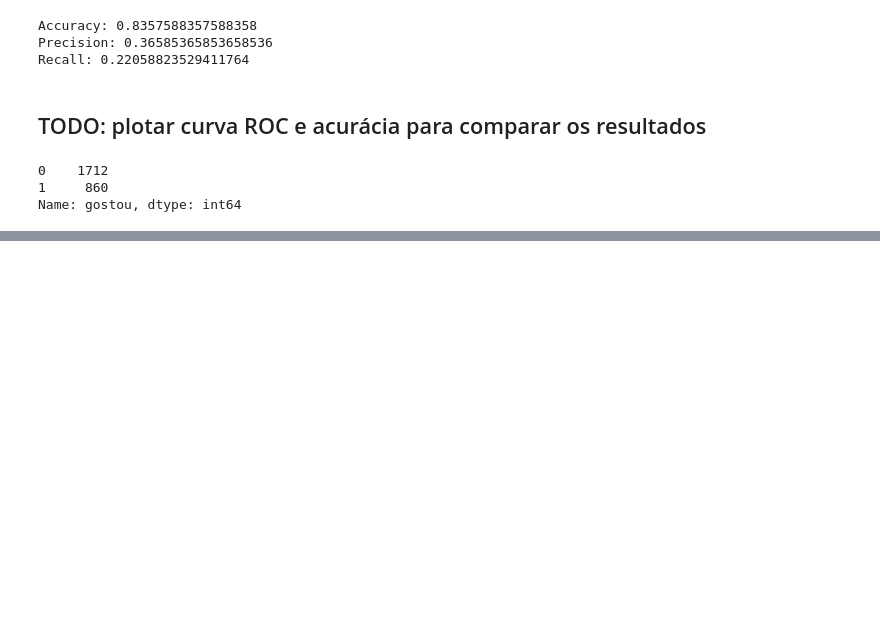
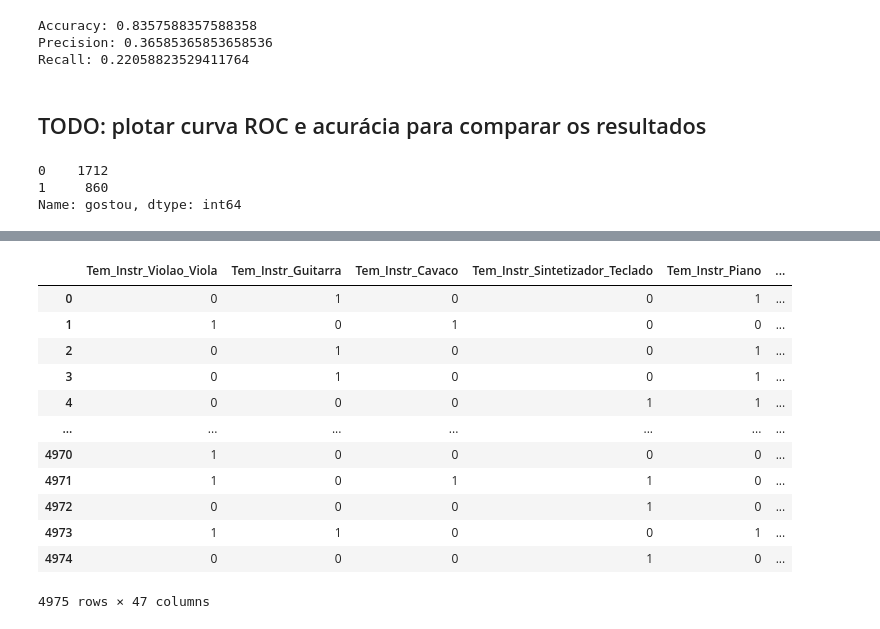
Before and after one commit to PauloRodriguesJr/Projeto_AM_3Q21, a Jupyter notebook: preprocessor.ipynb, the cells around one changed output, grey strips where cells are left out. Cells and saved outputs as stored; diff of their text form; code cells hidden in the pictures; blank space fills up the shorter version.

```diff
--- a/preprocessor.ipynb
+++ b/preprocessor.ipynb
@@ -476,0 +503,16 @@ Name: gostou, dtype: int64
+# %%
+manager.data
+# %% [output]
+|  | Tem_Instr_Violao_Viola | Tem_Instr_Guitarra | Tem_Instr_Cavaco | Tem_Instr_Sintetizador_Teclado | Tem_Instr_Piano | ... |
+| 0 | 0 | 1 | 0 | 0 | 1 | ... |
+| 1 | 1 | 0 | 1 | 0 | 0 | ... |
+| 2 | 0 | 1 | 0 | 0 | 1 | ... |
+| 3 | 0 | 1 | 0 | 0 | 1 | ... |
+| 4 | 0 | 0 | 0 | 1 | 1 | ... |
+| ... | ... | ... | ... | ... | ... | ... |
+| 4970 | 1 | 0 | 0 | 0 | 0 | ... |
+| 4971 | 1 | 0 | 1 | 1 | 0 | ... |
+| 4972 | 0 | 0 | 0 | 1 | 0 | ... |
+| 4973 | 1 | 1 | 0 | 0 | 1 | ... |
+| 4974 | 0 | 0 | 0 | 1 | 0 | ... |
+4975 rows × 47 columns
```
Also changed, not shown: parts of 20 cells of this notebook, 12 other files.
